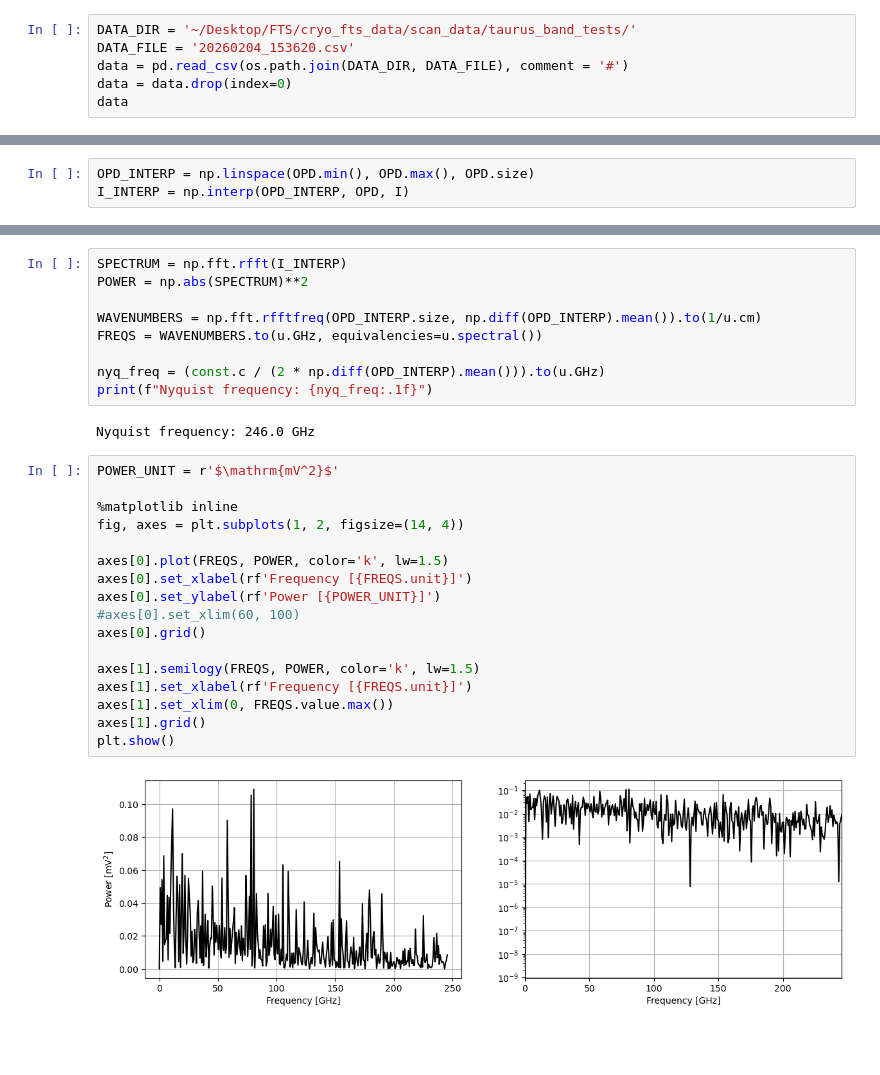
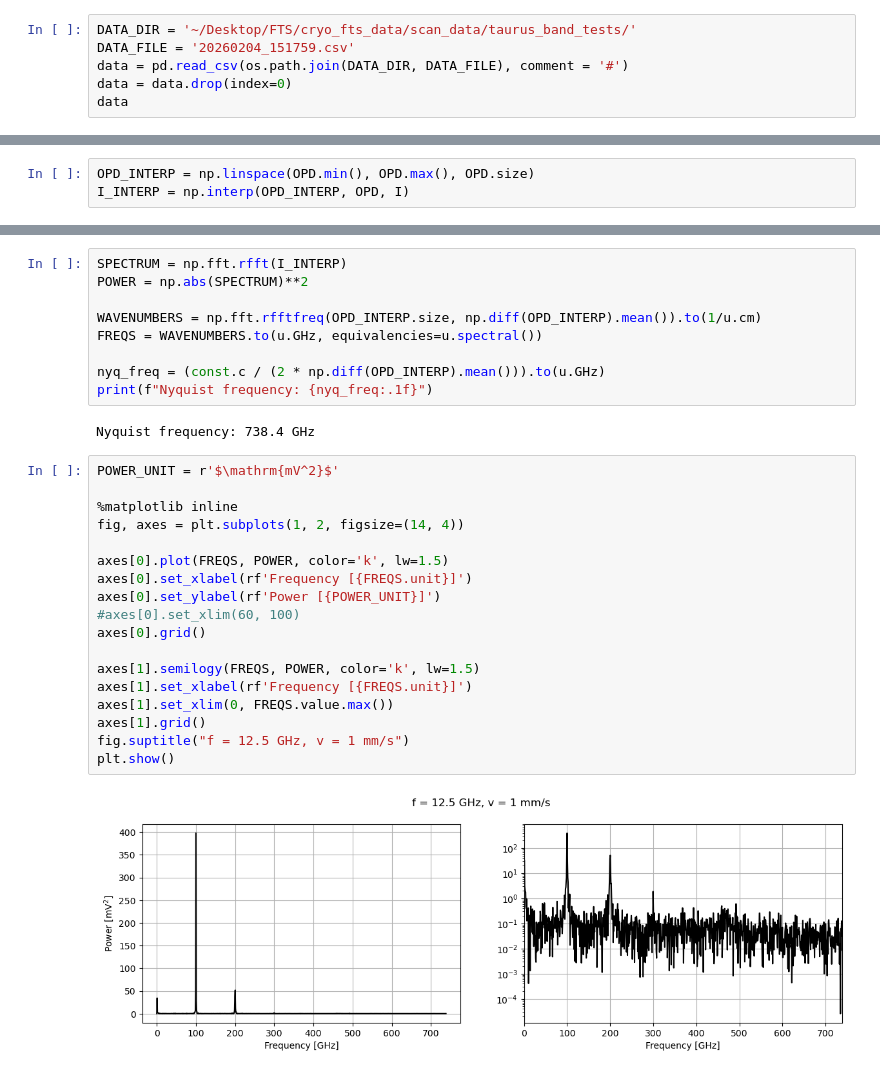
Before and after one commit to darbymccauley/cryo_fts, a Jupyter notebook: notebooks/cont_fourier_analysis.ipynb, the cells around one changed output, grey strips where cells are left out. Saved outputs shown, nothing was run; the diff lists cells and outputs as text; blank space fills up the shorter version.

Commit message:
gunn vs octupler data comparison

```diff
--- a/notebooks/cont_fourier_analysis.ipynb
+++ b/notebooks/cont_fourier_analysis.ipynb
@@ -11,7 +11,7 @@ import pandas as pd
 %matplotlib inline
 # %%
 DATA_DIR = '~/Desktop/FTS/cryo_fts_data/scan_data/taurus_band_tests/'
-DATA_FILE = '20260204_153620.csv'
+DATA_FILE = '20260204_151759.csv'
 data = pd.read_csv(os.path.join(DATA_DIR, DATA_FILE), comment = '#')
 data = data.drop(index=0)
 data
@@ -68,23 +68,24 @@ FREQS = WAVENUMBERS.to(u.GHz, equivalencies=u.spectral())
 nyq_freq = (const.c / (2 * np.diff(OPD_INTERP).mean())).to(u.GHz)
 print(f"Nyquist frequency: {nyq_freq:.1f}")
 # %% [output]
-Nyquist frequency: 246.0 GHz
+Nyquist frequency: 738.4 GHz
 # %%
 POWER_UNIT = r'$\mathrm{mV^2}$'
 
 %matplotlib inline
 fig, axes = plt.subplots(1, 2, figsize=(14, 4))
 
 axes[0].plot(FREQS, POWER, color='k', lw=1.5)
 axes[0].set_xlabel(rf'Frequency [{FREQS.unit}]')
 axes[0].set_ylabel(rf'Power [{POWER_UNIT}]')
 #axes[0].set_xlim(60, 100)
 axes[0].grid()
 
 axes[1].semilogy(FREQS, POWER, color='k', lw=1.5)
 axes[1].set_xlabel(rf'Frequency [{FREQS.unit}]')
 axes[1].set_xlim(0, FREQS.value.max())
 axes[1].grid()
+fig.suptitle("f = 12.5 GHz, v = 1 mm/s")
 plt.show()
 # %% [output]
-[figure, old version]
+[figure, new version]
```
Also changed, not shown: parts of 4 cells of this notebook.
